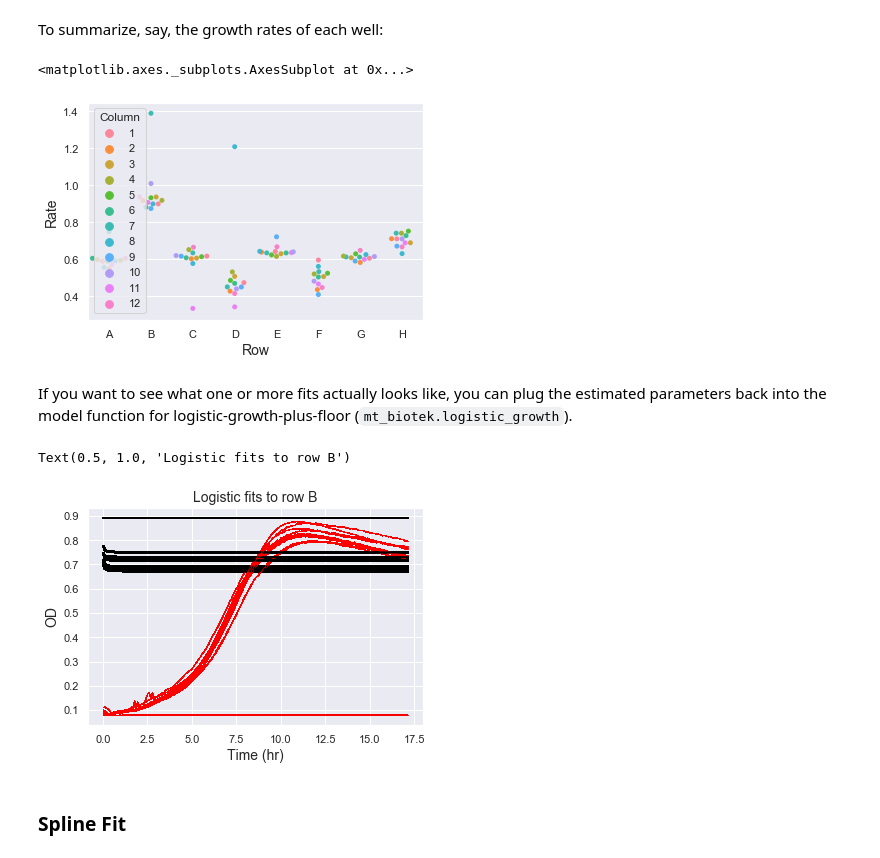
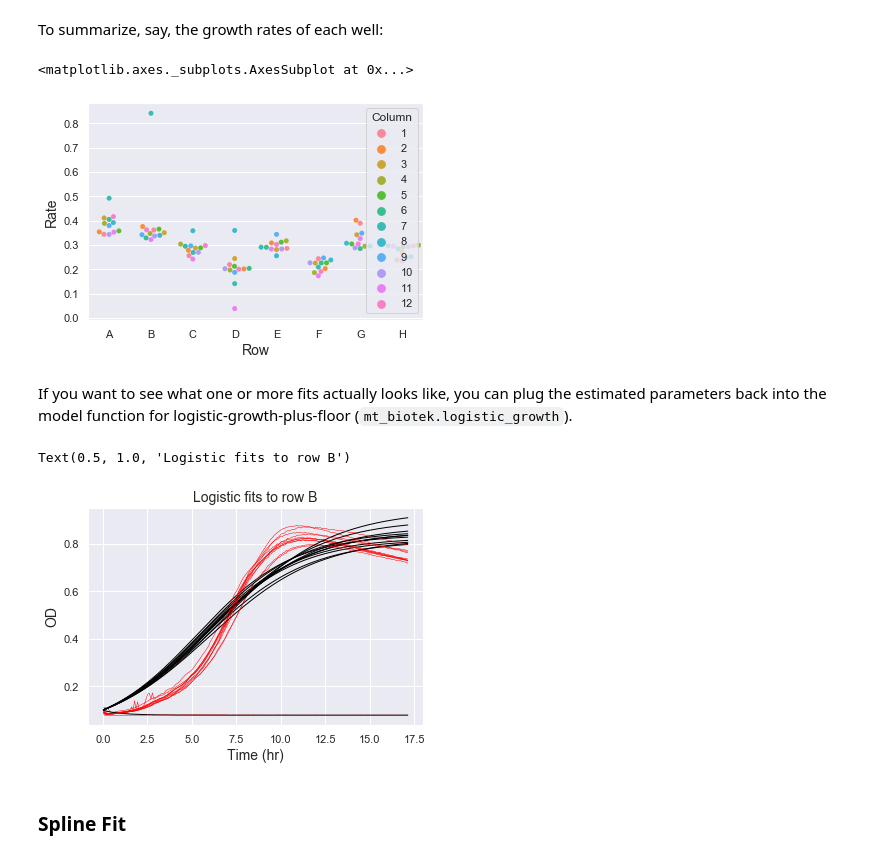
Before and after one commit to sclamons/murraylab_tools, a Jupyter notebook: examples/Biotek Analysis Usage Examples.ipynb, the cells around one changed output. Cells and saved outputs as stored; diff of their text form; code cells hidden in the pictures.

```diff
--- a/examples/Biotek Analysis Usage Examples.ipynb
+++ b/examples/Biotek Analysis Usage Examples.ipynb
@@ -280,37 +288,37 @@ sns.lineplot(data = od_df, x = "Time (hr)", y = "Measurement", hue = "Row", unit
 # %% [markdown]
 To get estimates for growth rate and other growth characteristics for this data, we do the following (note that this takes a second or two for each well, so this could take a while):
 # %%
-growth_df = mt_biotek.summarize_growth(od_df, channel = "OD600")
+growth_df = mt_biotek.summarize_growth(od_df, channel = "OD600", fixed_init = 0.1)
 # %% [markdown]
 To summarize, say, the growth rates of each well:
 # %%
 sns.swarmplot(data = growth_df, x = "Row", y = "Rate", hue = "Column")
 # %% [output]
 <matplotlib.axes._subplots.AxesSubplot at 0x...>
-[figure, old version]
+[figure, new version]
 # %% [markdown]
 If you want to see what one or more fits actually looks like, you can plug the estimated parameters back into the model function for logistic-growth-plus-floor (``mt_biotek.logistic_growth``).
 # %%
 row_df = od_df[od_df.Row == "B"]
-for well in row_df.Well:
+for well in row_df.Well.unique():
     summary_df = growth_df[growth_df.Well == well]
     rate  = summary_df.Rate.iloc[0]
     init  = summary_df.Init.iloc[0]
     cap   = summary_df.Cap.iloc[0]
     floor = summary_df.Floor.iloc[0]
 
     well_df = row_df[row_df.Well == well]
     times = well_df["Time (hr)"]
-    fit_values = mt_biotek.logistic_growth(times, rate, init, cap, floor)
+    fit_values = mt_biotek.logistic_growth(times, rate, cap, floor, init)
 
-    plt.plot(times, fit_values, lw = 2, color = "black")
+    plt.plot(times, fit_values, lw = 1, color = "black")
     plt.plot(times, well_df.Measurement, lw = 0.5, color = "red")
 plt.xlabel("Time (hr)")
 plt.ylabel("OD")
 plt.title("Logistic fits to row B")
 # %% [output]
 Text(0.5, 1.0, 'Logistic fits to row B')
-[figure, old version]
+[figure, new version]
 # %% [markdown]
 ### Spline Fit
 # %% [markdown]
```
Also changed, not shown: parts of 29 cells of this notebook, 31 other files.
